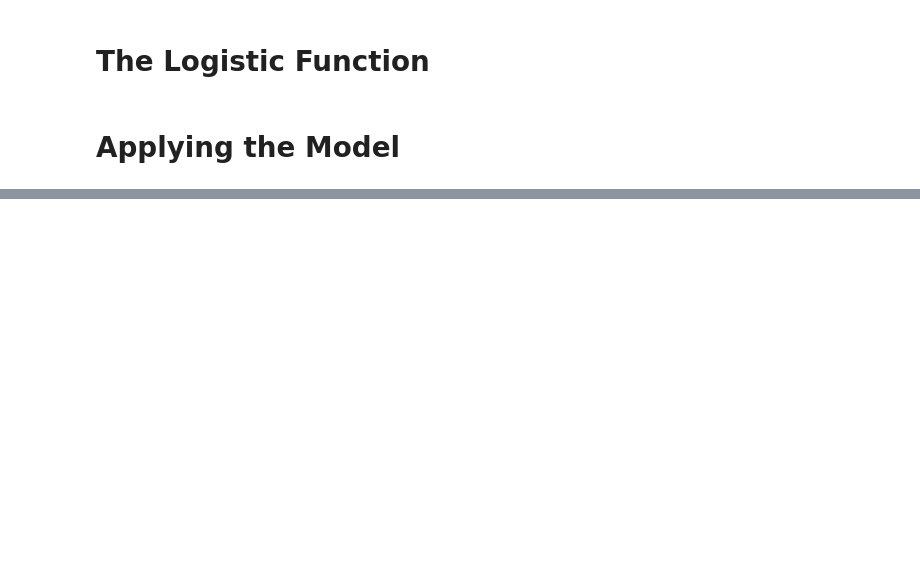
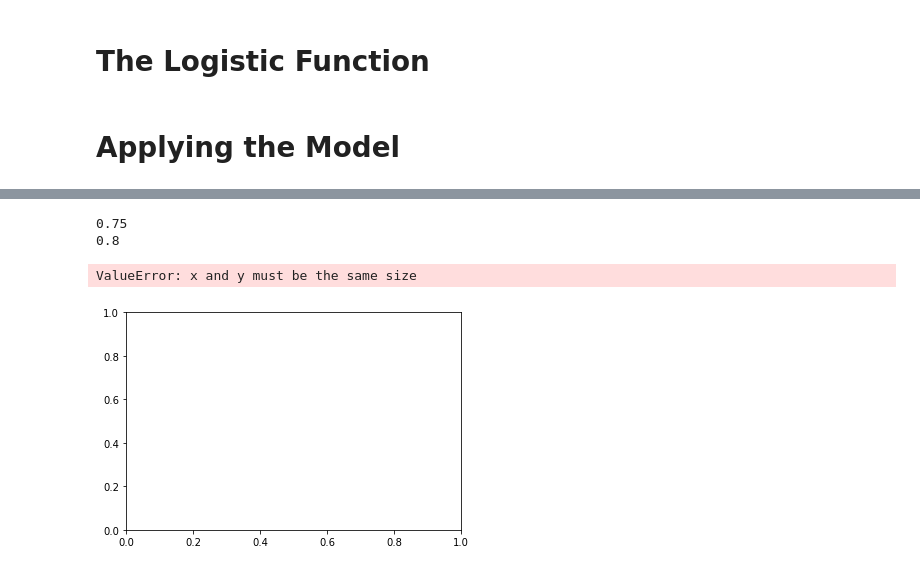
Before and after one commit to lkarjun/data-science-from-scratch, a Jupyter notebook: 16 Logistic Rigression/logistic_rigression.ipynb, the cells around one changed output, grey strips where cells are left out. Cells and saved outputs as stored; diff of their text form; code cells hidden in the pictures; blank space fills up the shorter version.

```diff
--- a/16 Logistic Rigression/logistic_rigression.ipynb
+++ b/16 Logistic Rigression/logistic_rigression.ipynb
@@ -93,0 +104,8 @@ def negative_log_gradient(xs: List[Vector], ys: List[float], beta: Vector) -> Ve
+# %%
+import tqdm
+with tqdm.trange(5000) as t:
+    for epoch in t:
+        gradient = negative_log_gradient(x_train, y_train, beta)
+        beta = gradient_step(beta, gradient, -learning_rate)
+        loss = negative_log_likelihood(x_train, y_train, beta)
+        t.set_description(f"loss : {loss:.3f} beta: {beta}")
@@ -93,0 +126,23 @@ def negative_log_gradient(xs: List[Vector], ys: List[float], beta: Vector) -> Ve
+# %%
+true_positives = false_positives = true_negatives = false_negatives = 0
+# %%
+for x_i, y_i in zip(x_test, y_test):
+    prediction = logistic(dot(beta, x_i))
+
+    if y_i == 1 and prediction >= 0.5:  # TP: predicted true
+        true_positives += 1
+    elif y_i == 1:
+        false_negatives += 1  # Fn paid we predicted unpaid
+    elif prediction >= 0.5:
+        false_positives += 1  # Fp unpaid we predicted paid
+    else:
+        true_negatives += 1   # Tn unpaid we predicted unpaid
+# %%
+precision = true_positives / (true_positives + false_positives)
+recall = true_positives / (true_positives + false_negatives)
+# %%
+print(precision)
+print(recall)
+# %% [output]
+0.75
+0.8
@@ -93,0 +151,9 @@ def negative_log_gradient(xs: List[Vector], ys: List[float], beta: Vector) -> Ve
+# %%
+plt.scatter(precision, y_test, marker='+')
+plt.xlabel("predicted probability")
+plt.ylabel("actual outcome")
+plt.title("Logistic Regression Predicted vs. Actual")
+plt.show()
+# %% [output]
+ValueError: x and y must be the same size
+[figure, added]
```
Also changed, not shown: parts of 8 cells of this notebook, 1 other file.
